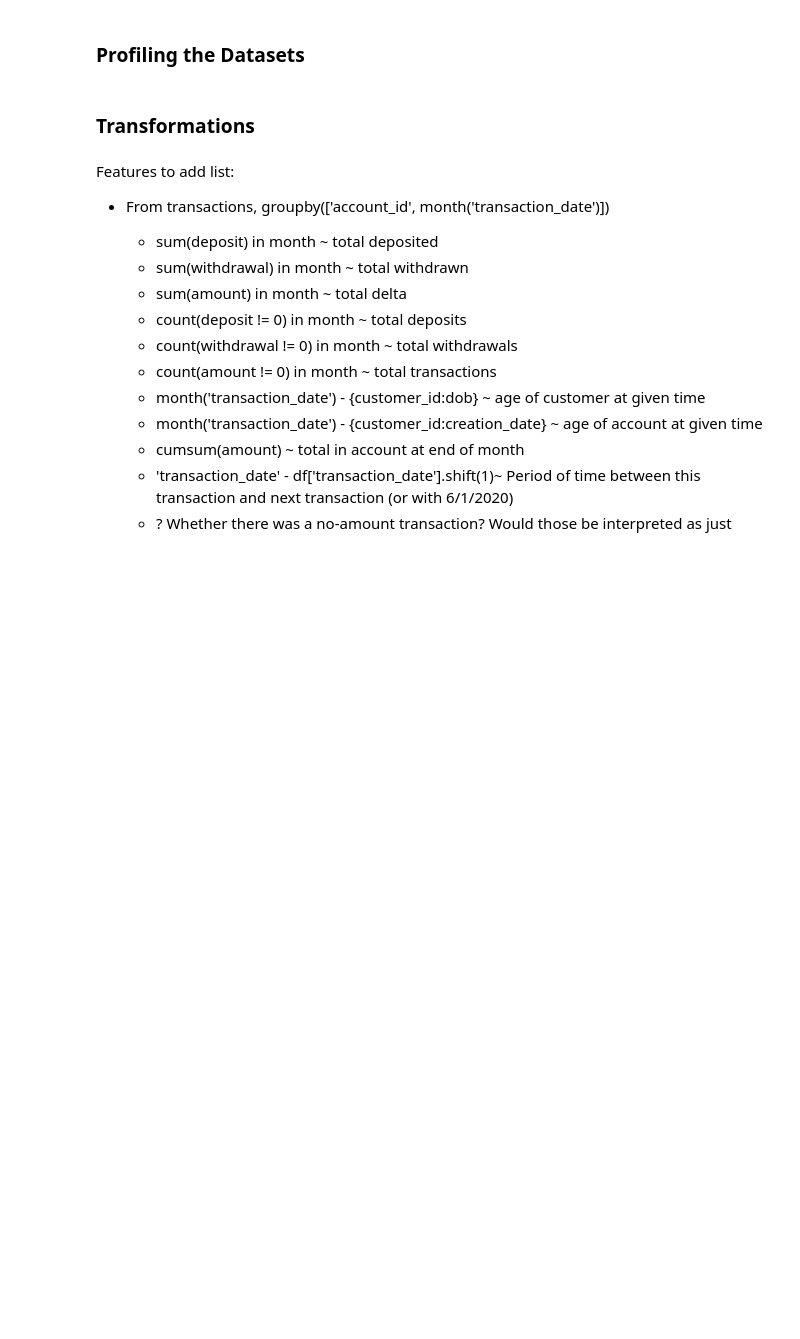
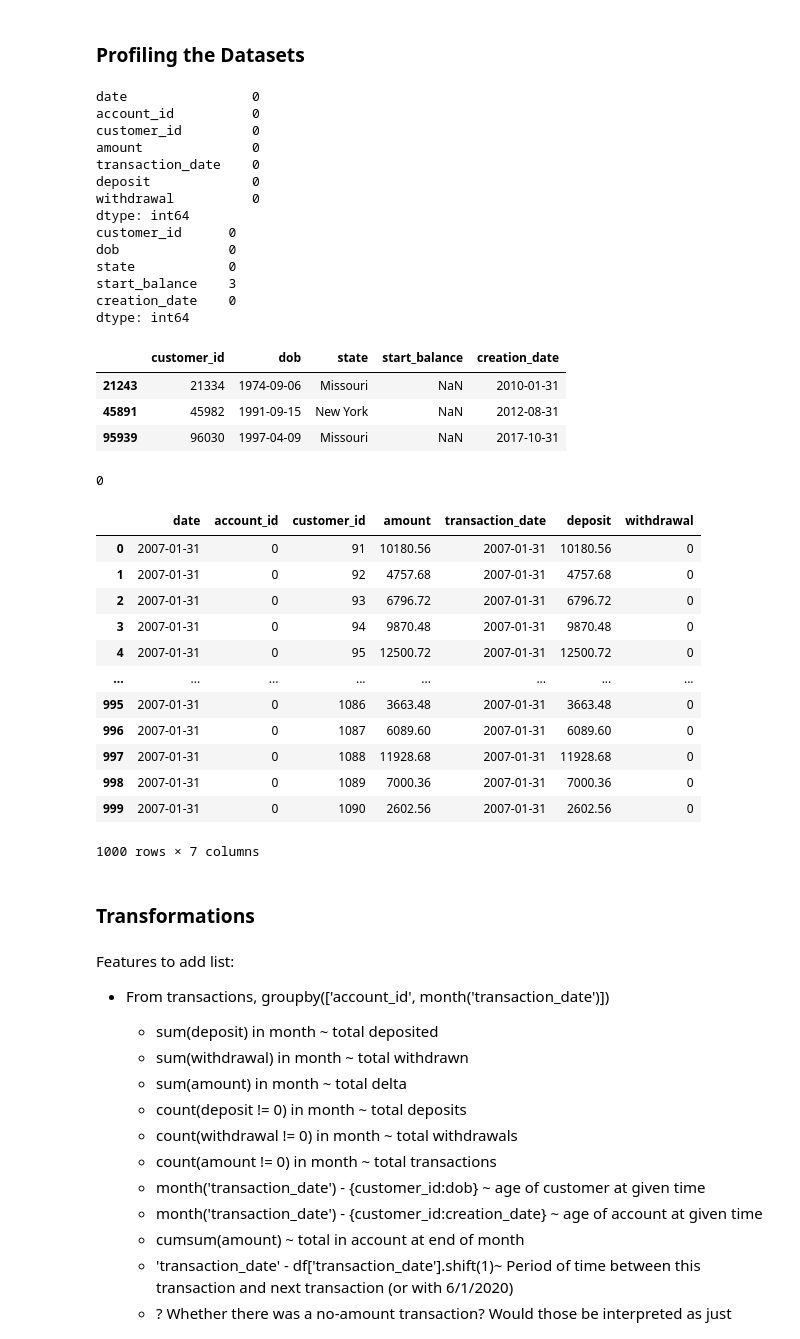
Before and after one commit to gegaddis/bank-churn, a Jupyter notebook: scratch.ipynb, the cells around one changed output. Saved outputs shown, nothing was run; the diff lists cells and outputs as text; code cells hidden in the pictures; blank space fills up the shorter version.

```diff
--- a/scratch.ipynb
+++ b/scratch.ipynb
@@ -41,11 +59,48 @@ t_array = t_df.to_numpy()
 # %%
 # Shows missing values per column of each dataset
 missing_t_df = t_df_original.isna()
 missing_c_df = c_df_original.isna()
 missing_t = missing_t_df.sum(axis=0)
 missing_c = missing_c_df.sum(axis=0)
 print(missing_t)
 print(missing_c)
+missing_c_starting_balance = c_df_original['start_balance'].isna()
+display(c_df_original.loc[missing_c_starting_balance])
+print(c_to_t['deposit'].isna().sum())
+display(c_to_t)
+# %% [output]
+date                0
+account_id          0
+customer_id         0
+amount              0
+transaction_date    0
+deposit             0
+withdrawal          0
+dtype: int64
+customer_id      0
+dob              0
+state            0
+start_balance    3
+creation_date    0
+dtype: int64
+|  | customer_id | dob | state | start_balance | creation_date |
+| 21243 | 21334 | 1974-09-06 | Missouri | NaN | 2010-01-31 |
+| 45891 | 45982 | 1991-09-15 | New York | NaN | 2012-08-31 |
+| 95939 | 96030 | 1997-04-09 | Missouri | NaN | 2017-10-31 |
+0
+|  | date | account_id | customer_id | amount | transaction_date | deposit | withdrawal |
+| 0 | 2007-01-31 | 0 | 91 | 10180.56 | 2007-01-31 | 10180.56 | 0 |
+| 1 | 2007-01-31 | 0 | 92 | 4757.68 | 2007-01-31 | 4757.68 | 0 |
+| 2 | 2007-01-31 | 0 | 93 | 6796.72 | 2007-01-31 | 6796.72 | 0 |
+| 3 | 2007-01-31 | 0 | 94 | 9870.48 | 2007-01-31 | 9870.48 | 0 |
+| 4 | 2007-01-31 | 0 | 95 | 12500.72 | 2007-01-31 | 12500.72 | 0 |
+| ... | ... | ... | ... | ... | ... | ... | ... |
+| 995 | 2007-01-31 | 0 | 1086 | 3663.48 | 2007-01-31 | 3663.48 | 0 |
+| 996 | 2007-01-31 | 0 | 1087 | 6089.60 | 2007-01-31 | 6089.60 | 0 |
+| 997 | 2007-01-31 | 0 | 1088 | 11928.68 | 2007-01-31 | 11928.68 | 0 |
+| 998 | 2007-01-31 | 0 | 1089 | 7000.36 | 2007-01-31 | 7000.36 | 0 |
+| 999 | 2007-01-31 | 0 | 1090 | 2602.56 | 2007-01-31 | 2602.56 | 0 |
+1000 rows × 7 columns
 # %%
 # Prints column names and the lake for ease of reference
 print(t_df.columns,'\n',t_array[:2],'\n\n',c_df.columns,'\n',c_array[:2])
```
Also changed, not shown: parts of 6 cells of this notebook.
